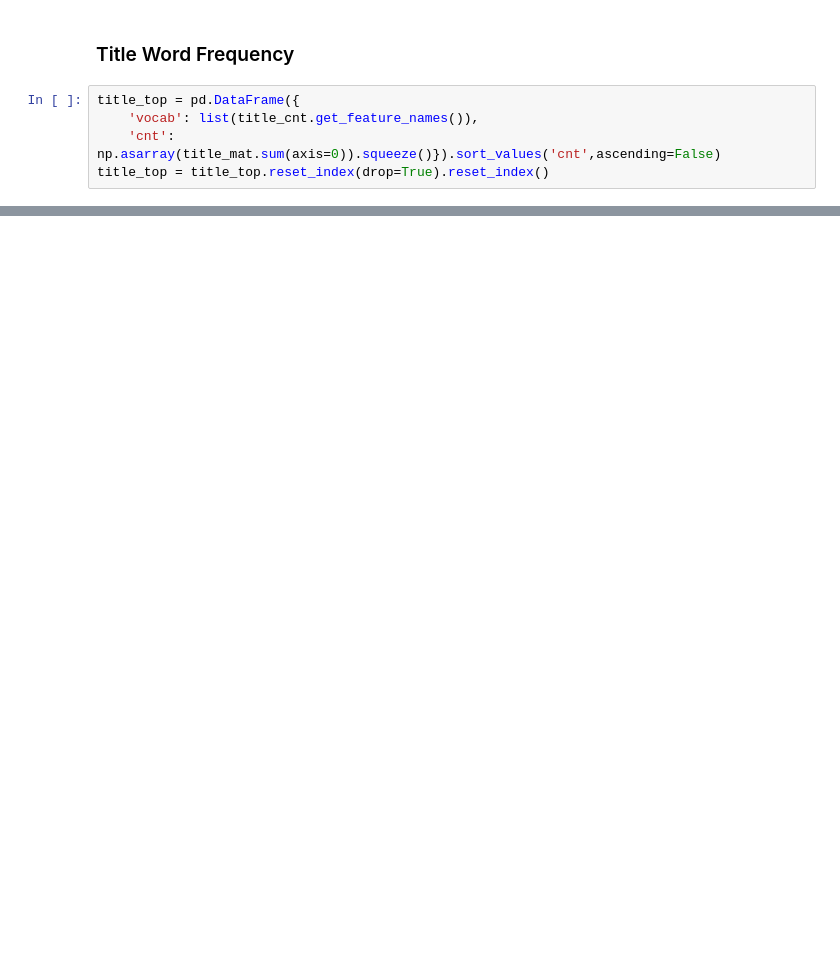
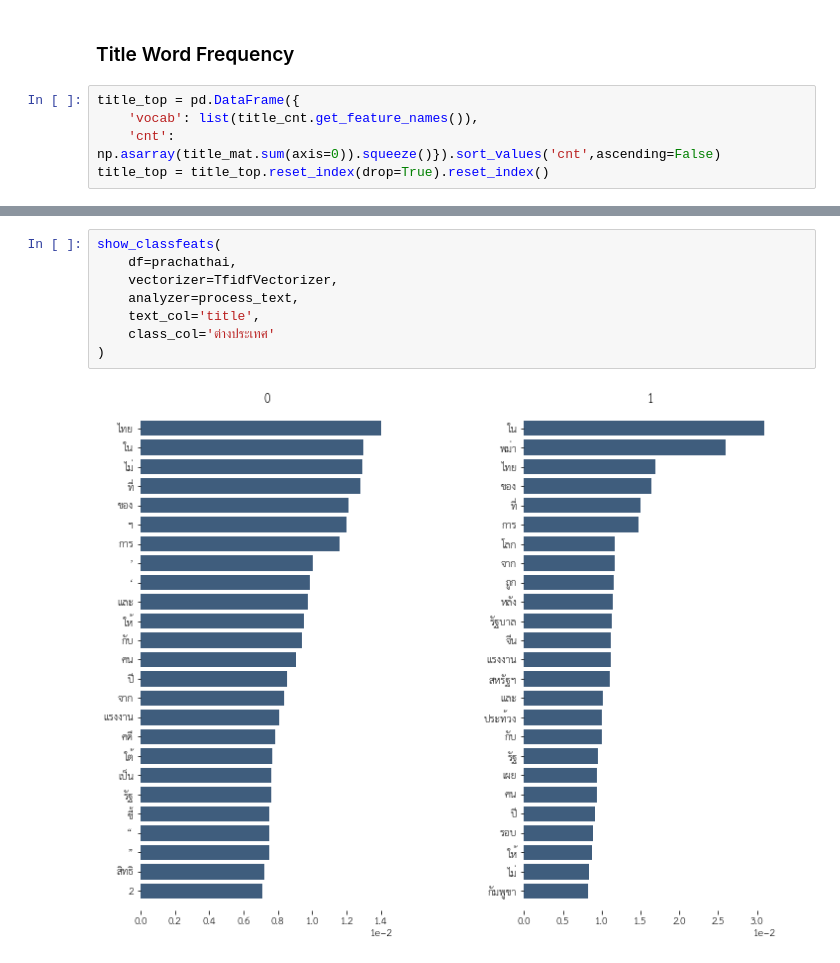
Before and after one commit to PyThaiNLP/prachathai-67k, a Jupyter notebook: exploration.ipynb, the cells around one changed output, grey strips where cells are left out. Saved outputs shown, nothing was run; the diff lists cells and outputs as text; blank space fills up the shorter version.

```diff
--- a/exploration.ipynb
+++ b/exploration.ipynb
@@ -308,0 +408,10 @@ title_top.tail(10)
+# %%
+show_classfeats(
+    df=prachathai,
+    vectorizer=TfidfVectorizer,
+    analyzer=process_text,
+    text_col='title',
+    class_col='ต่างประเทศ'
+)
+# %% [output]
+[figure, added]
```
Also changed, not shown: parts of 23 cells of this notebook, 4 other files.
